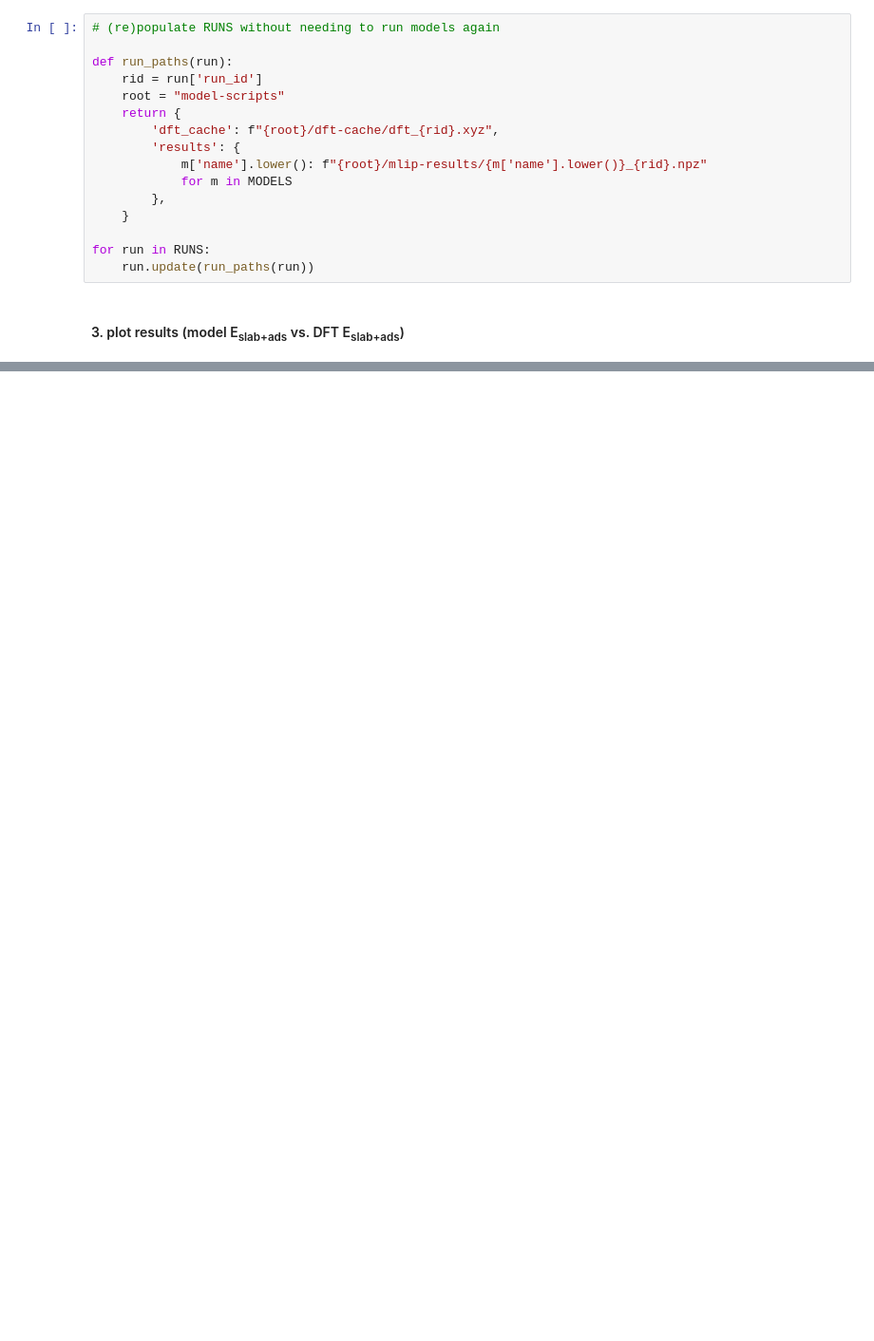
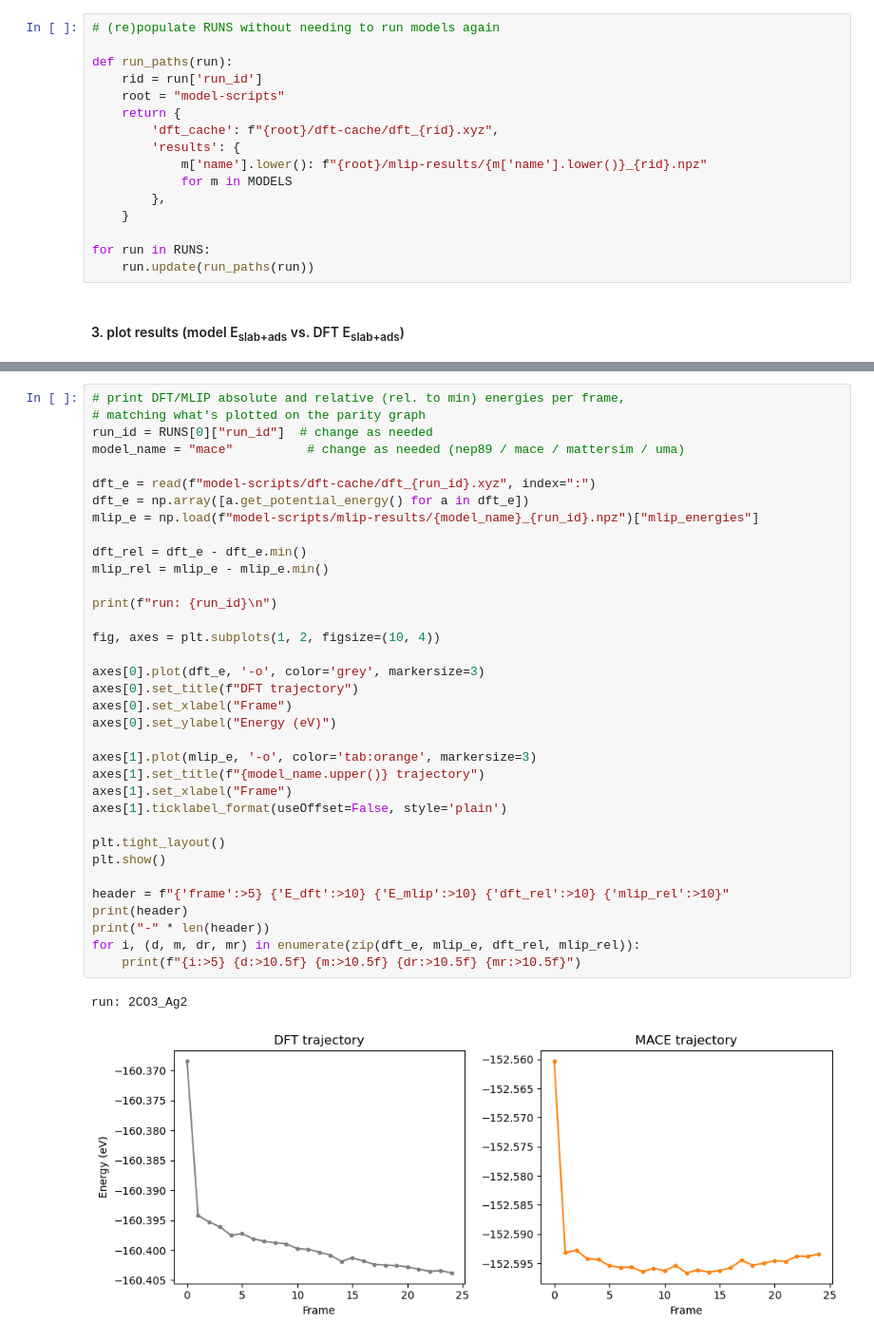
Before and after one commit to zbschwab/mlip-dft-comparison, a Jupyter notebook: singlepoint-eval-pipeline.ipynb, the cells around one changed output, grey strips where cells are left out. Shown at 95% size. Saved outputs shown, nothing was run; the diff lists cells and outputs as text; blank space fills up the shorter version.

```diff
--- a/singlepoint-eval-pipeline.ipynb
+++ b/singlepoint-eval-pipeline.ipynb
@@ -499,0 +398,38 @@ plt.show()
+# %%
+# print DFT/MLIP absolute and relative (rel. to min) energies per frame,
+# matching what's plotted on the parity graph
+run_id = RUNS[0]["run_id"]  # change as needed
+model_name = "mace"          # change as needed (nep89 / mace / mattersim / uma)
+
+dft_e = read(f"model-scripts/dft-cache/dft_{run_id}.xyz", index=":")
+dft_e = np.array([a.get_potential_energy() for a in dft_e])
+mlip_e = np.load(f"model-scripts/mlip-results/{model_name}_{run_id}.npz")["mlip_energies"]
+
+dft_rel = dft_e - dft_e.min()
+mlip_rel = mlip_e - mlip_e.min()
+
+print(f"run: {run_id}\n")
+
+fig, axes = plt.subplots(1, 2, figsize=(10, 4))
+
+axes[0].plot(dft_e, '-o', color='grey', markersize=3)
+axes[0].set_title(f"DFT trajectory")
+axes[0].set_xlabel("Frame")
+axes[0].set_ylabel("Energy (eV)")
+
+axes[1].plot(mlip_e, '-o', color='tab:orange', markersize=3)
+axes[1].set_title(f"{model_name.upper()} trajectory")
+axes[1].set_xlabel("Frame")
+axes[1].ticklabel_format(useOffset=False, style='plain')
+
+plt.tight_layout()
+plt.show()
+
+header = f"{'frame':>5} {'E_dft':>10} {'E_mlip':>10} {'dft_rel':>10} {'mlip_rel':>10}"
+print(header)
+print("-" * len(header))
+for i, (d, m, dr, mr) in enumerate(zip(dft_e, mlip_e, dft_rel, mlip_rel)):
+    print(f"{i:>5} {d:>10.5f} {m:>10.5f} {dr:>10.5f} {mr:>10.5f}")
+# %% [output]
+run: 2CO3_Ag2
+[figure, added]
```
Also changed, not shown: parts of 12 cells of this notebook.
